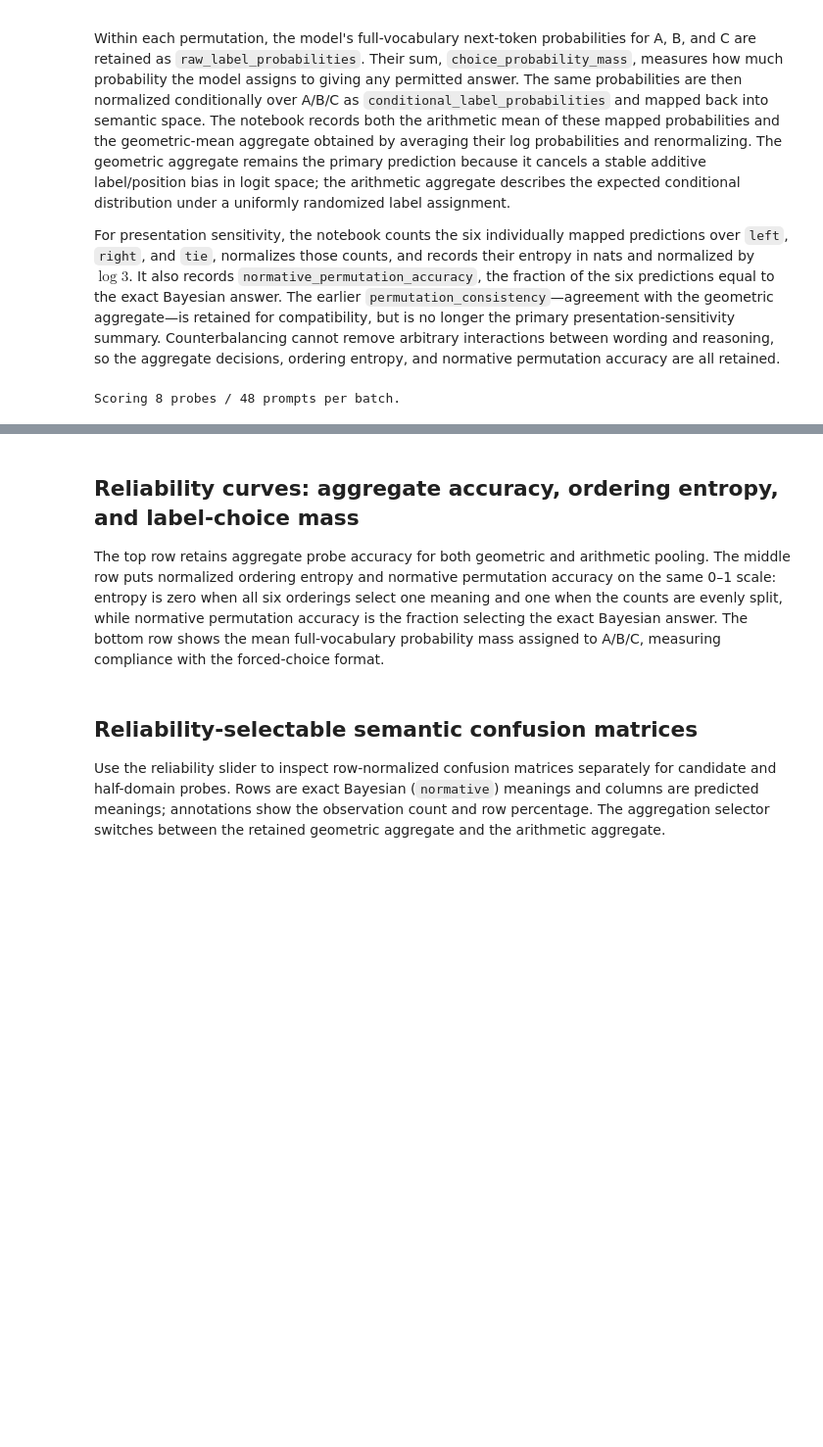
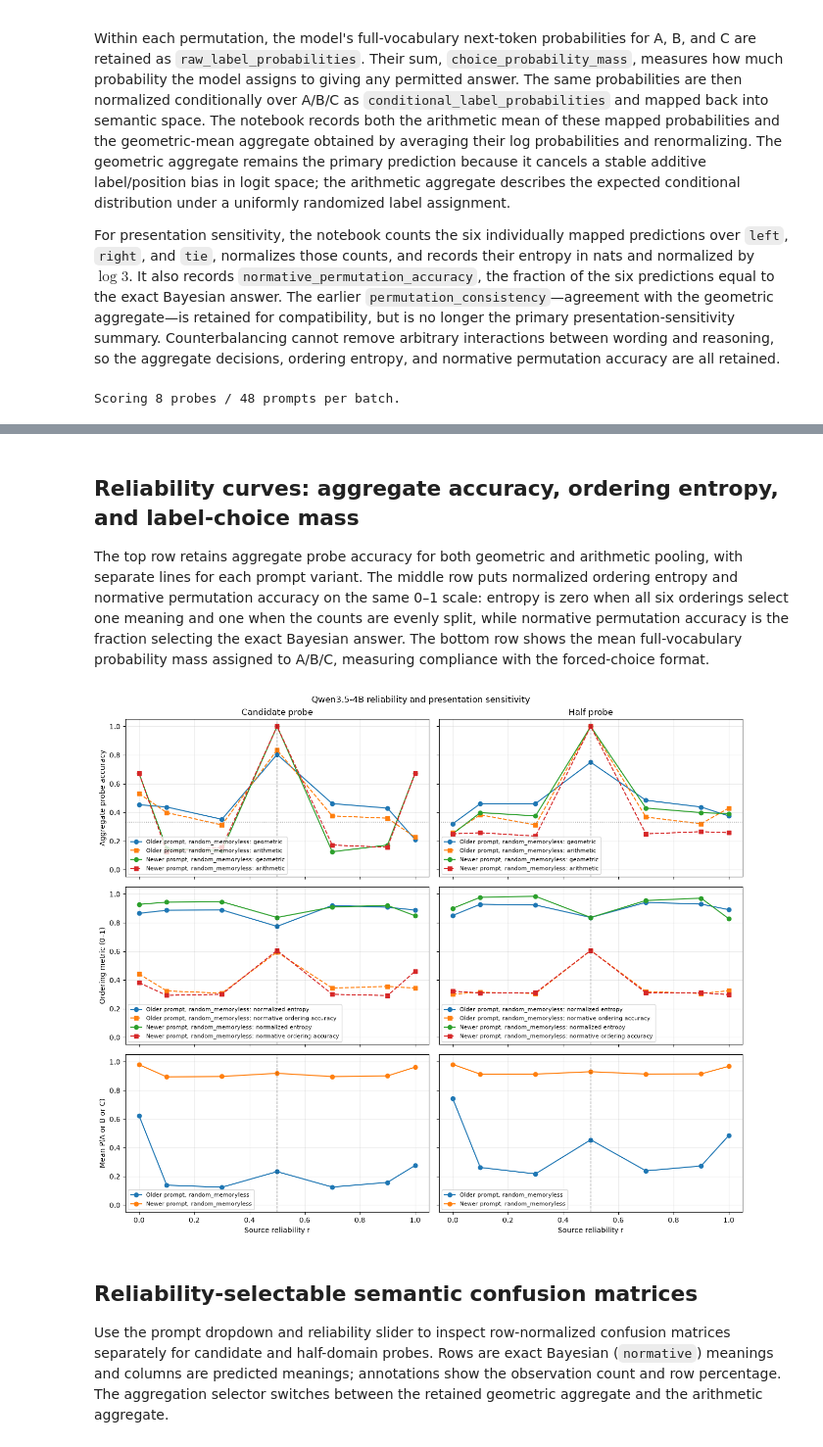
Before and after one commit to sooham/MATS, a Jupyter notebook: notebooks/01_minimal_noisy_source.ipynb, the cells around one changed output, grey strips where cells are left out. Shown at 98% size. Drawn from its saved outputs; the diff is of its cells as text; code cells hidden in the pictures; blank space fills up the shorter version.

```diff
--- a/notebooks/01_minimal_noisy_source.ipynb
+++ b/notebooks/01_minimal_noisy_source.ipynb
@@ -33,12 +36,18 @@ import matplotlib.pyplot as plt
 # stateful question asking policies induce a dependency between questions, thus answers
 #PolicyName = Literal["binary_search", "random_memoryless", "random_elimination"]
 PolicyName = Literal["random_memoryless"]
+PromptVariant = Literal["older", "newer"]
 Answer = Literal["YES", "NO"]
 Label = Literal["A", "B", "C"]
 SemanticChoice = Literal["left", "right", "tie"]
 LABELS: tuple[Label, ...] = ("A", "B", "C")
 SEMANTIC_CHOICES: tuple[SemanticChoice, ...] = ("left", "right", "tie")
 LABEL_ASSIGNMENTS = tuple(permutations(SEMANTIC_CHOICES))
+PROMPT_VARIANTS: tuple[PromptVariant, ...] = ("older", "newer")
+PROMPT_VARIANT_LABELS: dict[PromptVariant, str] = {
+    "older": "Older prompt",
+    "newer": "Newer prompt",
+}
 
 
 def find_repo_root(start: Path | None = None) -> Path:
@@ -565,6 +607,7 @@ def serialize_example(example: TranscriptExample) -> dict[str, object]:
     return {
         "example_id": example.example_id,
         "prompt_format": "user_only",
+        "prompt_variant": example.prompt_variant,
         "n": example.n,
         "secret": example.secret,
         "reliability": fraction_string(example.reliability),
@@ -581,7 +624,7 @@ def serialize_example(example: TranscriptExample) -> dict[str, object]:
                 "question": probe.question,
                 "semantic_options": dict(zip(SEMANTIC_CHOICES, probe.option_texts)),
                 "normative_semantic_choice": probe.normative_semantic_choice,
-                "candidate_question_statistics": candidate_probe_question_statistics(
+                "candidate_agreement_statistics": candidate_probe_agreement_statistics(
                     example, probe
                 ),
                 "option_probabilities_exact": [
@@ -831,17 +874,20 @@ def aggregate_probe_scores(
     choice_probability_masses = [
         float(record["choice_probability_mass"]) for record in permutation_records
     ]
-    candidate_question_statistics = candidate_probe_question_statistics(example, probe)
+    candidate_agreement_statistics = candidate_probe_agreement_statistics(
+        example, probe
+    )
 
     return {
         "example_id": example.example_id,
         "prompt_format": "user_only",
+        "prompt_variant": example.prompt_variant,
         "policy": example.policy,
         "reliability": float(example.reliability),
         "secret": example.secret,
         "repeat": example.repeat,
         "probe_kind": probe.kind,
-        "candidate_question_statistics": candidate_question_statistics,
+        "candidate_agreement_statistics": candidate_agreement_statistics,
         "normative_semantic_choice": probe.normative_semantic_choice,
         "predicted_semantic_choice": predicted_semantic,
         "arithmetic_predicted_semantic_choice": arithmetic_predicted_semantic,
@@ -938,7 +1000,7 @@ OutOfMemoryError: CUDA out of memory. Tried to allocate 96.00 MiB. GPU 0 has a t
 # %% [markdown]
 ## Reliability curves: aggregate accuracy, ordering entropy, and label-choice mass
 
-The top row retains aggregate probe accuracy for both geometric and arithmetic pooling. The middle row puts normalized ordering entropy and normative permutation accuracy on the same 0–1 scale: entropy is zero when all six orderings select one meaning and one when the counts are evenly split, while normative permutation accuracy is the fraction selecting the exact Bayesian answer. The bottom row shows the mean full-vocabulary probability mass assigned to A/B/C, measuring compliance with the forced-choice format.
+The top row retains aggregate probe accuracy for both geometric and arithmetic pooling, with separate lines for each prompt variant. The middle row puts normalized ordering entropy and normative permutation accuracy on the same 0–1 scale: entropy is zero when all six orderings select one meaning and one when the counts are evenly split, while normative permutation accuracy is the fraction selecting the exact Bayesian answer. The bottom row shows the mean full-vocabulary probability mass assigned to A/B/C, measuring compliance with the forced-choice format.
 # %%
 if "results" not in globals():
     results_path = ARTIFACT_DIR / "qwen_counterbalanced_results.jsonl"
@@ -946,6 +1008,8 @@ if "results" not in globals():
         results = [json.loads(line) for line in handle if line.strip()]
 
 required_analysis_fields = {
+    "prompt_variant",
+    "candidate_agreement_statistics",
     "arithmetic_correct",
     "normalized_permutation_prediction_entropy",
     "normative_permutation_accuracy",
@@ -961,10 +1025,15 @@ if not results or missing_analysis_fields:
 
 def grouped_mean(
     rows: Sequence[dict[str, object]], metric_key: str
-) -> dict[tuple[str, str, float], float]:
-    grouped: dict[tuple[str, str, float], list[float]] = {}
+) -> dict[tuple[str, str, str, float], float]:
+    grouped: dict[tuple[str, str, str, float], list[float]] = {}
     for row in rows:
-        key = (str(row["policy"]), str(row["probe_kind"]), float(row["reliability"]))
+        key = (
+            str(row["prompt_variant"]),
+            str(row["policy"]),
+            str(row["probe_kind"]),
+            float(row["reliability"]),
+        )
         grouped.setdefault(key, []).append(float(row[metric_key]))
     return {key: sum(values) / len(values) for key, values in grouped.items()}
 
@@ -984,8 +1053,16 @@ for column, probe_kind in enumerate(("candidate", "half")):
     accuracy_axis = axes[0, column]
     ordering_axis = axes[1, column]
     choice_mass_axis = axes[2, column]
-    for policy in POLICIES:
-        keys = [(policy, probe_kind, reliability) for reliability in reliability_values]
+    for prompt_variant, policy in (
+        (prompt_variant, policy)
+        for prompt_variant in PROMPT_VARIANTS
+        for policy in POLICIES
+    ):
+        prompt_label = PROMPT_VARIANT_LABELS[prompt_variant]
+        keys = [
+            (prompt_variant, policy, probe_kind, reliability)
+            for reliability in reliability_values
+        ]
         geometric_values = [
             geometric_accuracies.get(key, float("nan")) for key in keys
         ]
@@ -1005,54 +1082,56 @@ for column, probe_kind in enumerate(("candidate", "half")):
             reliability_values,
             geometric_values,
             marker="o",
-            label=f"{policy}: geometric",
+            label=f"{prompt_label}, {policy}: geometric",
         )
         accuracy_axis.plot(
             reliability_values,
             arithmetic_values,
             marker="s",
             linestyle="--",
-            label=f"{policy}: arithmetic",
+            label=f"{prompt_label}, {policy}: arithmetic",
         )
         ordering_axis.plot(
             reliability_values,
             entropy_values,
             marker="o",
-            label=f"{policy}: normalized entropy",
+            label=f"{prompt_label}, {policy}: normalized entropy",
         )
         ordering_axis.plot(
             reliability_values,
             normative_ordering_values,
             marker="s",
             linestyle="--",
-            label=f"{policy}: normative ordering accuracy",
+            label=f"{prompt_label}, {policy}: normative ordering accuracy",
         )
         choice_mass_axis.plot(
             reliability_values,
             choice_mass_values,
             marker="o",
-            label=policy,
+            label=f"{prompt_label}, {policy}",
         )
     accuracy_axis.axhline(1 / 3, color="gray", linestyle=":", linewidth=1)
     accuracy_axis.set_title(f"{probe_kind.capitalize()} probe")
     choice_mass_axis.set_xlabel("Source reliability r")
     for axis in (accuracy_axis, ordering_axis, choice_mass_axis):
         axis.axvline(0.5, color="black", linestyle="--", linewidth=1, alpha=0.5)
         axis.set_ylim(-0.05, 1.05)
         axis.grid(alpha=0.25)
     accuracy_axis.legend(loc="best", fontsize=8)
     ordering_axis.legend(loc="best", fontsize=8)
     choice_mass_axis.legend(loc="best", fontsize=8)
 axes[0, 0].set_ylabel("Aggregate probe accuracy")
 axes[1, 0].set_ylabel("Ordering metric (0–1)")
 axes[2, 0].set_ylabel("Mean P(A or B or C)")
 fig.suptitle("Qwen3.5-4B reliability and presentation sensitivity")
 fig.tight_layout()
 plt.show()
+# %% [output]
+[figure, added]
 # %% [markdown]
 ## Reliability-selectable semantic confusion matrices
 
-Use the reliability slider to inspect row-normalized confusion matrices separately for candidate and half-domain probes. Rows are exact Bayesian (`normative`) meanings and columns are predicted meanings; annotations show the observation count and row percentage. The aggregation selector switches between the retained geometric aggregate and the arithmetic aggregate.
+Use the prompt dropdown and reliability slider to inspect row-normalized confusion matrices separately for candidate and half-domain probes. Rows are exact Bayesian (`normative`) meanings and columns are predicted meanings; annotations show the observation count and row percentage. The aggregation selector switches between the retained geometric aggregate and the arithmetic aggregate.
 # %%
 def semantic_confusion_counts(
     rows: Sequence[dict[str, object]],
```
Also changed, not shown: parts of 19 cells of this notebook, 6 other files.
